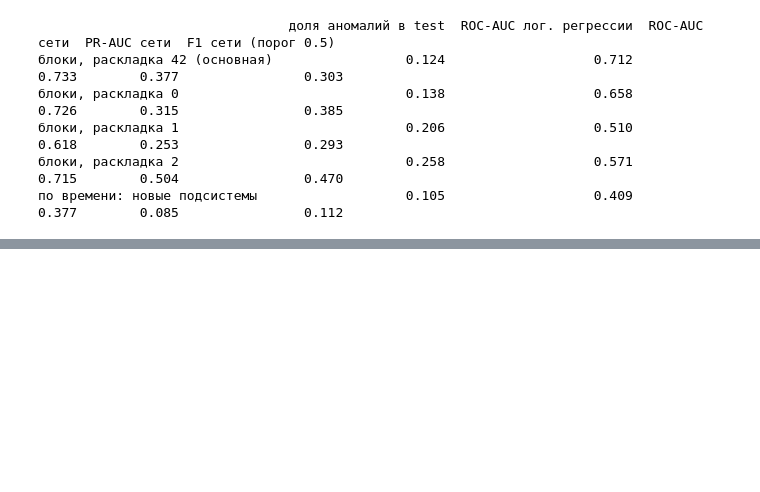
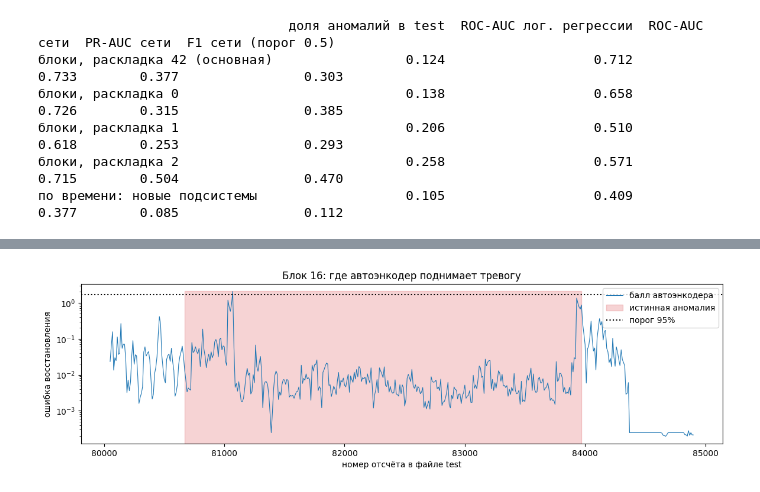
Before and after one commit to knfwsss/kadry-dlya-kosmosa, a Jupyter notebook: lab02_TensorFlow_v2/lab2_classification_nn.ipynb, the cells around one changed output, grey strips where cells are left out. Saved outputs shown, nothing was run; the diff lists cells and outputs as text; code cells hidden in the pictures; blank space fills up the shorter version.

```diff
--- a/lab02_TensorFlow_v2/lab2_classification_nn.ipynb
+++ b/lab02_TensorFlow_v2/lab2_classification_nn.ipynb
@@ -789,0 +994,15 @@ print(robust.round(3))
+# %%
+# Лукавенко. Балл автоэнкодера вдоль времени на одном тестовом блоке с аномалией
+blk = [g for g in np.unique(groups[test_idx]) if y[groups == g].any()]
+g0 = max(blk, key=lambda g: y[groups == g].sum())          # блок, где аномальных окон больше всего
+m0 = np.where(groups == g0)[0]
+m0 = m0[np.argsort(win_start[m0])]
+
+fig, ax = plt.subplots(figsize=(14, 3.5))
+ax.plot(win_start[m0], score_all[m0], lw=0.8, label="балл автоэнкодера")
+ax.fill_between(win_start[m0], 0, score_all[m0].max(), where=y[m0] == 1, color="tab:red", alpha=0.2, label="истинная аномалия")
+ax.axhline(AE_THR, c="k", ls=":", label="порог 95%")
+ax.set_yscale("log"); ax.set_xlabel("номер отсчёта в файле test"); ax.set_ylabel("ошибка восстановления")
+ax.set_title(f"Блок {g0}: где автоэнкодер поднимает тревогу"); ax.legend(loc="upper right"); plt.show()
+# %% [output]
+[figure, added]
```
Also changed, not shown: parts of 15 cells of this notebook, 2 other files.
